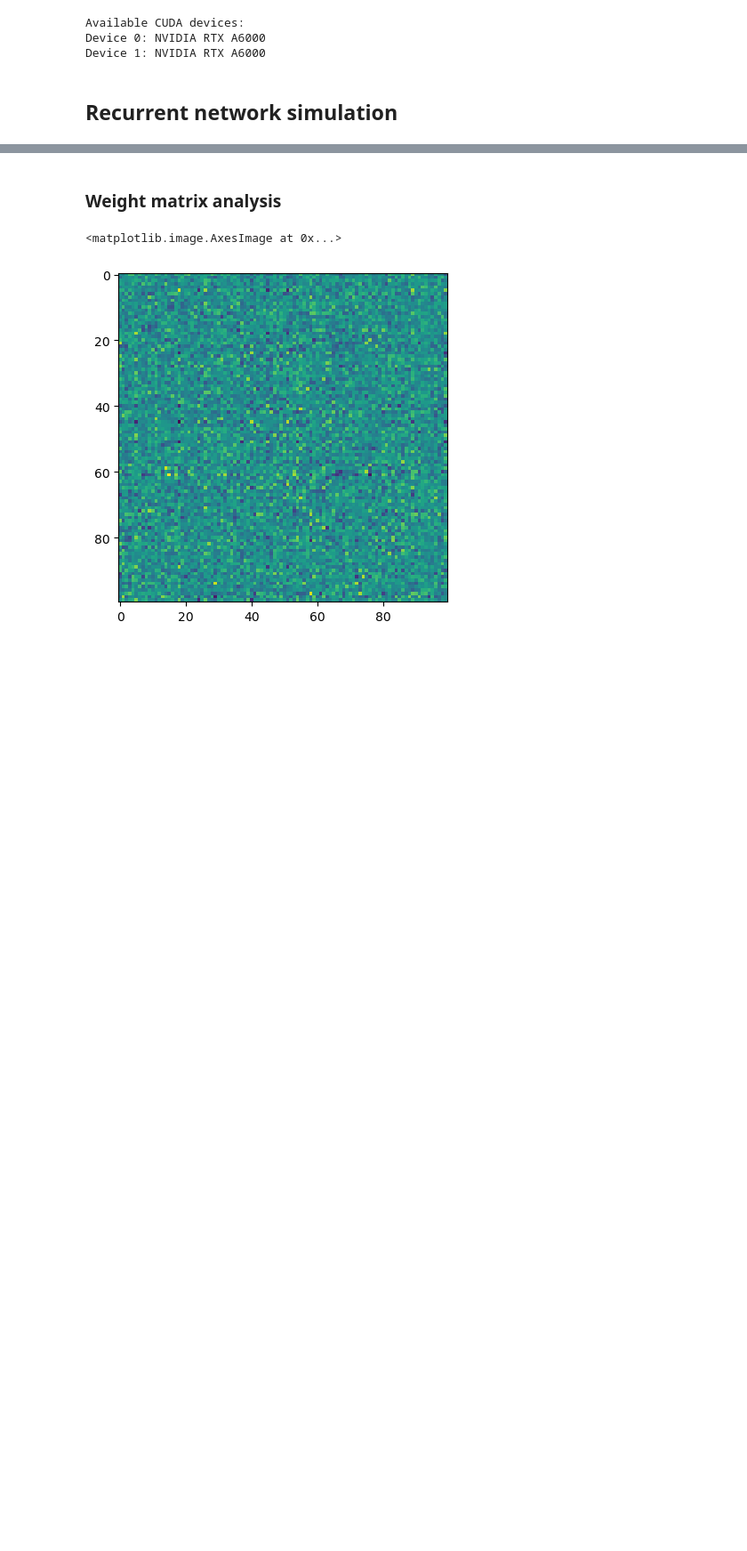
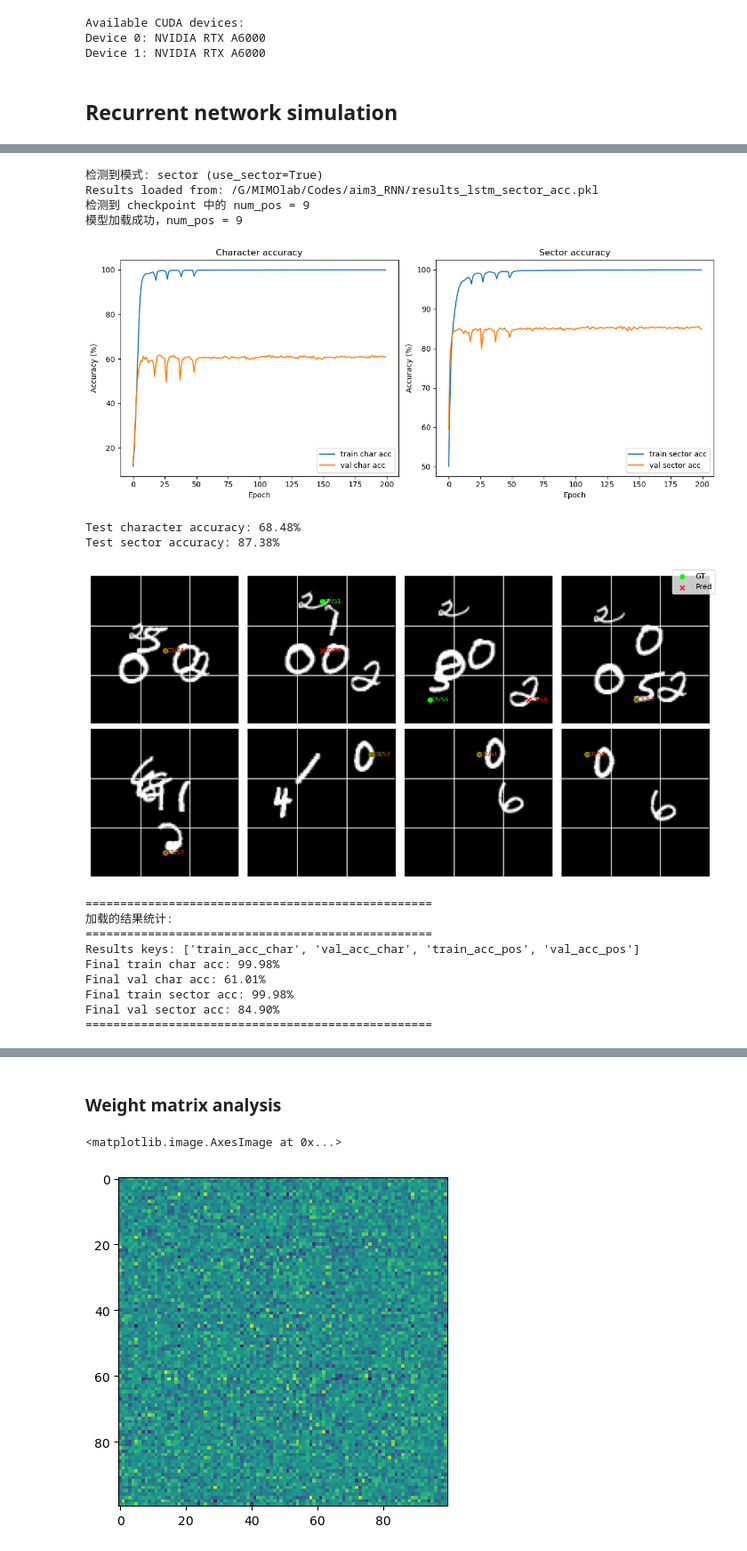
Before and after one commit to jingchengsimon/FAW_RNN, a Jupyter notebook: notebooks/RecurrentNetwork.ipynb, the cells around one changed output, grey strips where cells are left out. Shown at 89% size. Saved outputs shown, nothing was run; the diff lists cells and outputs as text; code cells hidden in the pictures; blank space fills up the shorter version.

```diff
--- a/notebooks/RecurrentNetwork.ipynb
+++ b/notebooks/RecurrentNetwork.ipynb
@@ -582,0 +412,21 @@ Final val char acc: 13.56%
+# %%
+results_path = "/G/MIMOlab/Codes/aim3_RNN/results_lstm_sector_acc.pkl"
+results_rnn, model_rnn = load_and_visualize_model(results_path, num_vis=8, model_class=LSTMConv)
+# %% [output]
+检测到模式: sector (use_sector=True)
+Results loaded from: /G/MIMOlab/Codes/aim3_RNN/results_lstm_sector_acc.pkl
+检测到 checkpoint 中的 num_pos = 9
+模型加载成功，num_pos = 9
+[figure, added]
+Test character accuracy: 68.48%
+Test sector accuracy: 87.38%
+[figure, added]
+==================================================
+加载的结果统计:
+==================================================
+Results keys: ['train_acc_char', 'val_acc_char', 'train_acc_pos', 'val_acc_pos']
+Final train char acc: 99.98%
+Final val char acc: 61.01%
+Final train sector acc: 99.98%
+Final val sector acc: 84.90%
+==================================================
```
Also changed, not shown: parts of 10 cells of this notebook, 15 other files.
